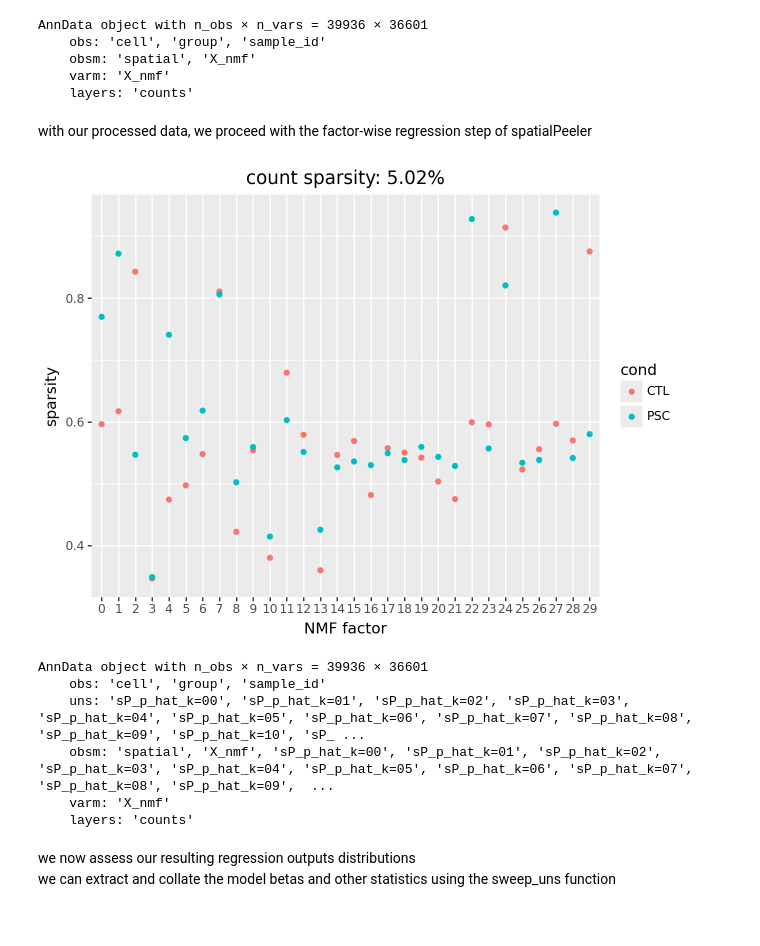
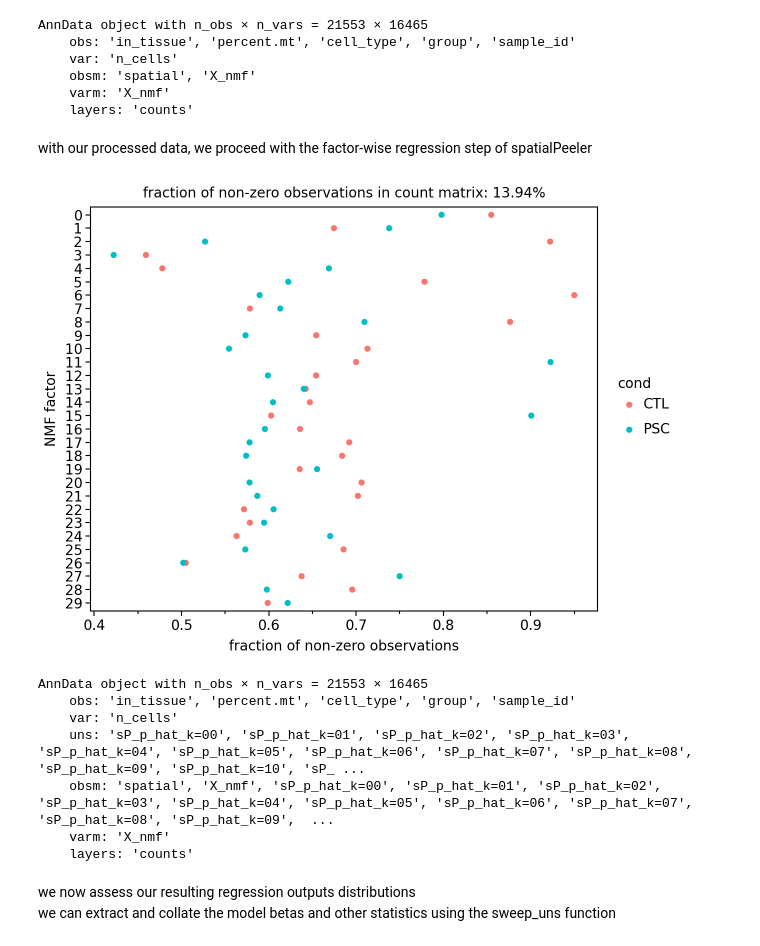
Before and after one commit to goeva-lab/spatialPeeler, a Jupyter notebook: demo/demo-psc.ipynb, the cells around one changed output. Drawn from its saved outputs; the diff is of its cells as text; code cells hidden in the pictures.

```diff
--- a/demo/demo-psc.ipynb
+++ b/demo/demo-psc.ipynb
@@ -2,19 +2,19 @@
 # ruff: noqa: F405
 from pathlib import Path
 from pickle import dump, load
+from typing import Iterable
 
 import anndata as ad
 import numpy as np
-from ingest import psc_ds, run_nmf, run_proc_per_ds
-from matplotlib import pyplot as plt
+import scanpy as sc
 from plotnine import *  # noqa: F403
+from shared import psc_ds, run_nmf, run_proc_per_ds, viz_defs
 
 import apl
 import spatialpeeler as sP
-from spatialpeeler.diag import comp_sparsity, geom_point_sp, sweep_uns
+from spatialpeeler.diag import comp_sparsity, sweep_uns
 
-# set figure dpi to 300 for export to notebook
-plt.rcParams["figure.dpi"] = 300
+viz_defs()
 RAND_SEED = 28
 # %%
 # load dataset + run NMF
@@ -25,18 +25,24 @@ else:
     adatas = psc_ds(
         Path("../data/psc-visium"),
     )
+    for k in adatas:
+        adatas[k] = adatas[k][adatas[k].obs["in_tissue"], :]
+
     run_proc_per_ds(adatas)
 
     psc = ad.concat(adatas, label="sample_id", index_unique="_")
+    sc.pp.filter_genes(psc, min_cells=psc.n_obs // 500)
 
     run_nmf(psc, 30, RAND_SEED)
 
+    pth.parent.mkdir(exist_ok=True)
     with open(pth, "wb") as f:
         dump(psc, f)
 print(psc)
 # %% [output]
-AnnData object with n_obs × n_vars = 39936 × 36601
-    obs: 'cell', 'group', 'sample_id'
+AnnData object with n_obs × n_vars = 21553 × 16465
+    obs: 'in_tissue', 'percent.mt', 'cell_type', 'group', 'sample_id'
+    var: 'n_cells'
     obsm: 'spatial', 'X_nmf'
     varm: 'X_nmf'
     layers: 'counts'
@@ -45,14 +51,19 @@ with our processed data, we proceed with the factor-wise regression step of spat
 # %%
 X_spars = psc.X.nnz / np.prod(psc.X.shape)  # ty:ignore[unresolved-attribute]
 (
     comp_sparsity(psc.obsm["X_nmf"], cond=psc.obs["group"])
     >> ggplot()
-    + aes(x="column", colour="cond", y="sparsity")
+    + aes(x="density", y="column", color="cond")
     + geom_point()
-    + labs(x="NMF factor", title=f"count sparsity: {X_spars * 100:.02f}%")
+    + scale_y_discrete(limits=reversed)  # ty:ignore[invalid-argument-type]
+    + labs(
+        x="fraction of non-zero observations",
+        y="NMF factor",
+        title=f"fraction of non-zero observations in count matrix: {X_spars * 100:.02f}%",
+    )
 ).show()
 # %% [output]
-[figure, old version]
+[figure, new version]
 # %%
 # run factor-wise regression step
 for k in range(psc.obsm["X_nmf"].shape[1]):
@@ -60,8 +71,9 @@ for k in range(psc.obsm["X_nmf"].shape[1]):
 
 print(psc)
 # %% [output]
-AnnData object with n_obs × n_vars = 39936 × 36601
-    obs: 'cell', 'group', 'sample_id'
+AnnData object with n_obs × n_vars = 21553 × 16465
+    obs: 'in_tissue', 'percent.mt', 'cell_type', 'group', 'sample_id'
+    var: 'n_cells'
     uns: 'sP_p_hat_k=00', 'sP_p_hat_k=01', 'sP_p_hat_k=02', 'sP_p_hat_k=03', 'sP_p_hat_k=04', 'sP_p_hat_k=05', 'sP_p_hat_k=06', 'sP_p_hat_k=07', 'sP_p_hat_k=08', 'sP_p_hat_k=09', 'sP_p_hat_k=10', 'sP_ ...
     obsm: 'spatial', 'X_nmf', 'sP_p_hat_k=00', 'sP_p_hat_k=01', 'sP_p_hat_k=02', 'sP_p_hat_k=03', 'sP_p_hat_k=04', 'sP_p_hat_k=05', 'sP_p_hat_k=06', 'sP_p_hat_k=07', 'sP_p_hat_k=08', 'sP_p_hat_k=09',  ...
     varm: 'X_nmf'
```
Also changed, not shown: parts of 8 cells of this notebook, 6 other files.
